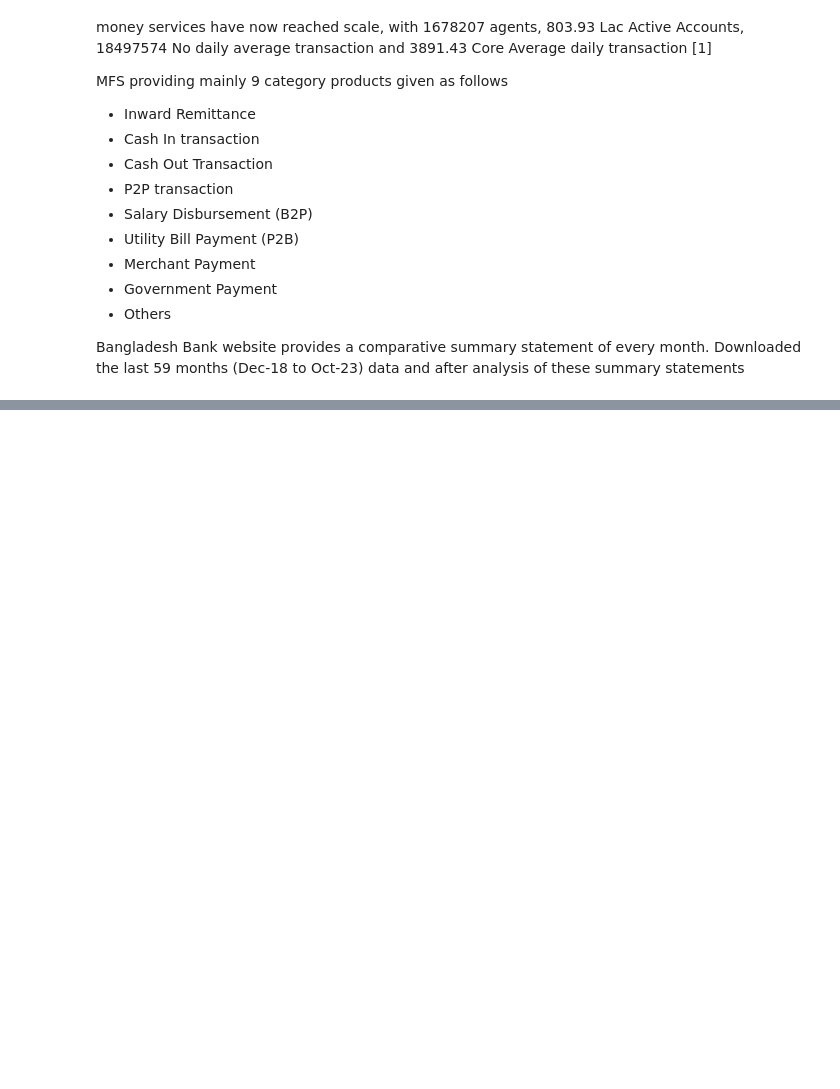
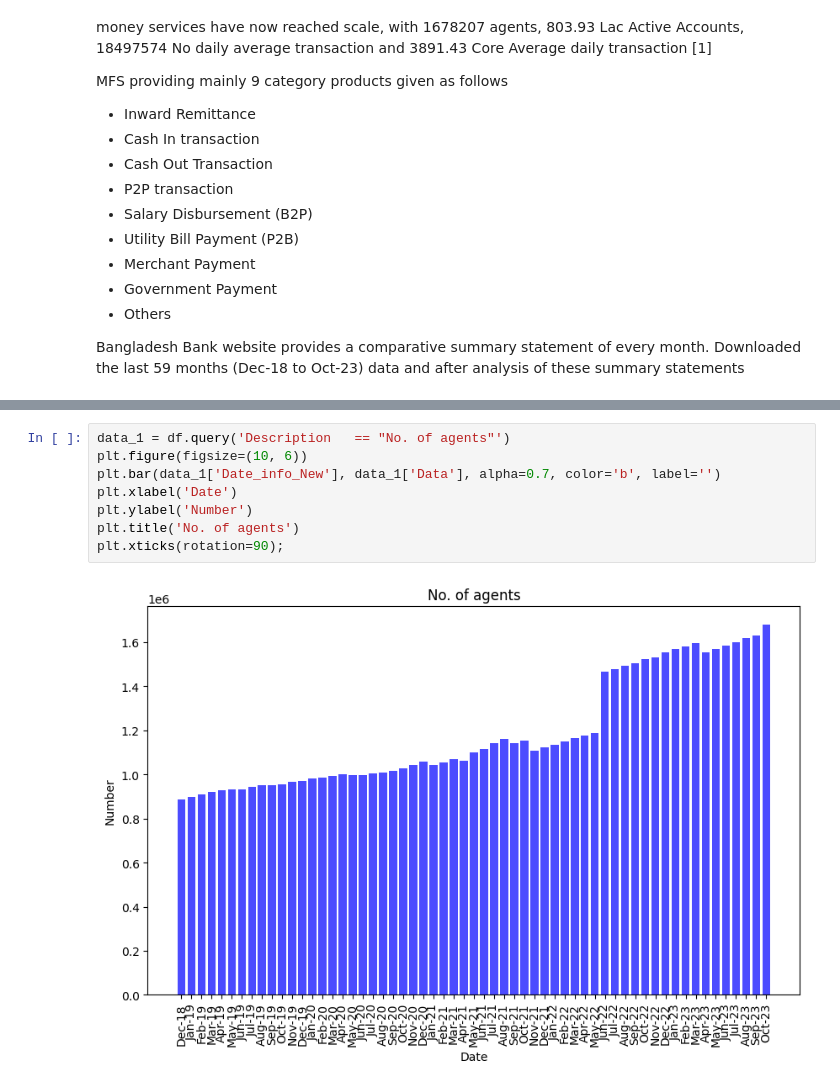
Before and after one commit to Linkonb/Financial-statement-Analysis-of-MFS-in-Bangladesh, a Jupyter notebook: Financial_statement_Analysis_of_MFS_in_Bangladesh.ipynb, the cells around one changed output, grey strips where cells are left out. Drawn from its saved outputs; the diff is of its cells as text; blank space fills up the shorter version.

```diff
--- a/Financial_statement_Analysis_of_MFS_in_Bangladesh.ipynb
+++ b/Financial_statement_Analysis_of_MFS_in_Bangladesh.ipynb
@@ -37,0 +80,10 @@ dtype: int64
+# %%
+data_1 = df.query('Description   == "No. of agents"')
+plt.figure(figsize=(10, 6))
+plt.bar(data_1['Date_info_New'], data_1['Data'], alpha=0.7, color='b', label='')
+plt.xlabel('Date')
+plt.ylabel('Number')
+plt.title('No. of agents')
+plt.xticks(rotation=90);
+# %% [output]
+[figure, added]
```
Also changed, not shown: parts of 10 cells of this notebook.
